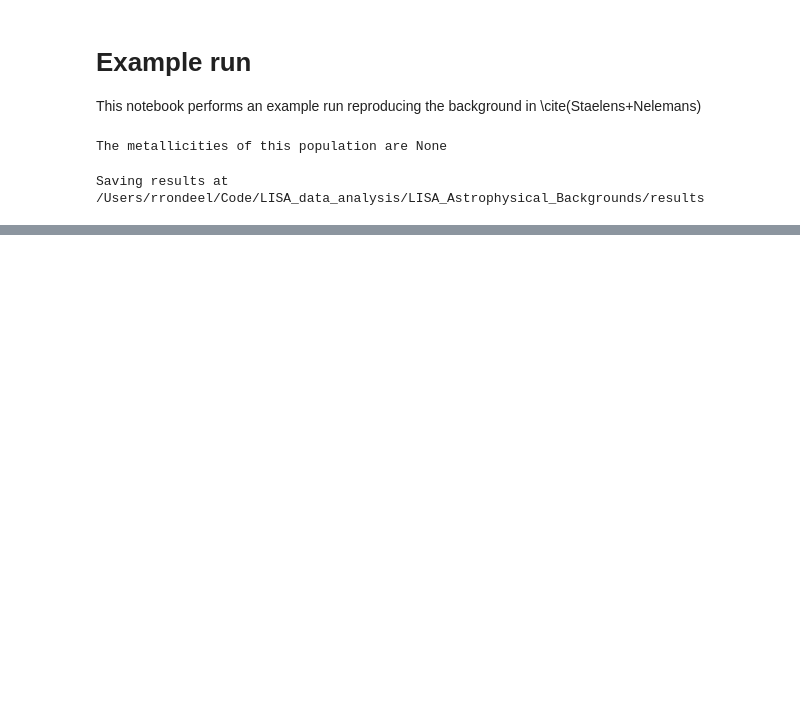
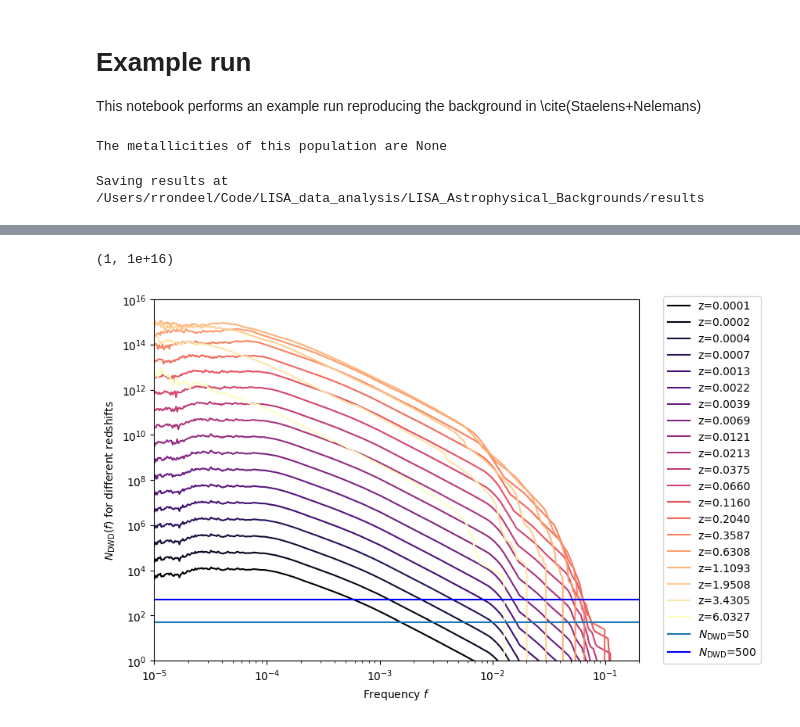
Before and after one commit to coen-rondeel/LISA_Astrophysical_Backgrounds, a Jupyter notebook: scripts/example_run.ipynb, the cells around one changed output, grey strips where cells are left out. Drawn from its saved outputs; the diff is of its cells as text; code cells hidden in the pictures; blank space fills up the shorter version.

```diff
--- a/scripts/example_run.ipynb
+++ b/scripts/example_run.ipynb
@@ -30,0 +54,25 @@ plt.show()
+# %%
+num_syst_fz = gwb.N_sources_fz
+num_syst_fz = num_syst_fz.at[num_syst_fz < 0.5].set(0)
+z_vals = gwb.cosmology.z_vals
+
+cmap = plt.get_cmap('magma')
+import numpy as np
+colors = cmap(np.linspace(0, 1, len(z_vals)))
+
+
+plt.figure(figsize=(8,6))
+for i, z in enumerate(z_vals):
+    plt.loglog(frequencies, num_syst_fz[:,i], label=f"z={z:.4f}", color=colors[i])
+
+plt.axhline(5e1, label=r"$N_{\rm{DWD}}$=50")
+plt.axhline(5e2, label=r"$N_{\rm{DWD}}$=500", c='b')
+
+plt.legend(bbox_to_anchor=(1.05, 0.5), loc='center left', borderaxespad=0.)
+plt.xlabel(r"Frequency $f$")
+plt.ylabel(r"$N_{\rm{DWD}}(f)$ for different redshifts")
+plt.xlim([1e-5, 2e-1])
+plt.ylim([1, 1e16])
+# %% [output]
+(1, 1e+16)
+[figure, added]
```
Also changed, not shown: parts of 3 cells of this notebook, 10 other files.
